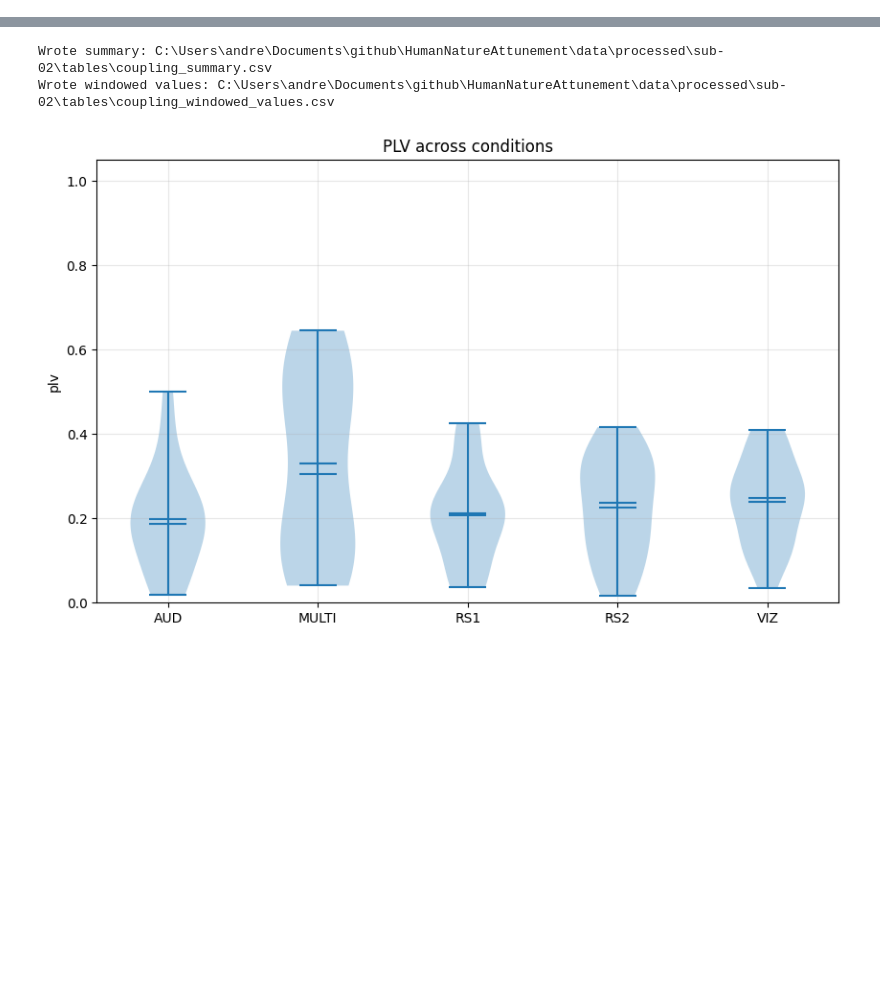
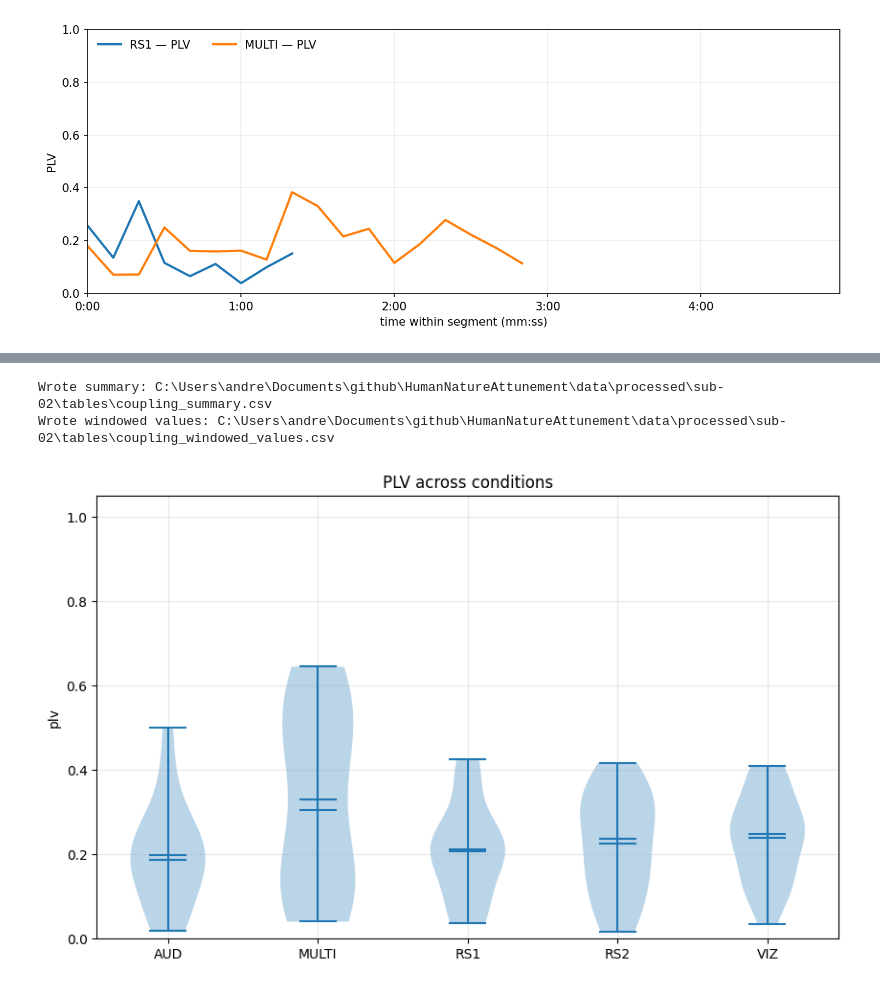
Before and after one commit to marestarellas/HumanNatureAttunement, a Jupyter notebook: notebooks/respiration_audio_sync_mar.ipynb, the cells around one changed output, grey strips where cells are left out. Saved outputs shown, nothing was run; the diff lists cells and outputs as text; code cells hidden in the pictures; blank space fills up the shorter version.

Commit message:
major update

```diff
--- a/notebooks/respiration_audio_sync_mar.ipynb
+++ b/notebooks/respiration_audio_sync_mar.ipynb
@@ -177,0 +326,45 @@ plt.show()
+# %%
+from matplotlib.ticker import MultipleLocator, FuncFormatter
+
+conds = ["RS1", "MULTI"]
+colors = {"RS1": "#1f77b4", "MULTI": "#ff7f0e"}
+results, win_info, seg_durations = {}, {}, {}
+
+for cond in conds:
+    start, stop = segments[cond]
+    r = df.iloc[start:stop]
+    resp = r["respiration_clean"].to_numpy(float)
+    env  = r[env_col].to_numpy(float)
+    seg_len_s = len(resp) / FS
+    seg_durations[cond] = seg_len_s
+
+    win_eff, step_eff, lag_eff = effective_window_params(seg_len_s, FS, XC_WIN, XC_STEP, XC_LAG)
+    win_info[cond] = (win_eff, step_eff, lag_eff)
+
+    plv_w = windowed_plv(resp, env, fs=FS, win_sec=win_eff, step_sec=step_eff)
+
+    # Make both start at 0 s (relative-to-segment timeline)
+    t_rel = plv_w["times_s"] - plv_w["times_s"][0]
+
+    results[cond] = {"t": t_rel, "plv": plv_w["plv"]}
+
+# ---- Plot
+fig, ax1 = plt.subplots(figsize=(10, 4))
+for cond, d in results.items():
+    ax1.plot(d["t"], d["plv"], lw=2, color=colors[cond], label=f"{cond} — PLV")
+
+ax1.set_ylabel("PLV"); ax1.set_ylim(0, 1); ax1.grid(True, alpha=0.25)
+ax1.set_xlabel("time within segment (mm:ss)")
+
+# Show full 0–5 min (or to each segment's true length if different)
+max_dur = max(seg_durations.values())   # e.g., ~300 s
+ax1.set_xlim(0, max_dur)
+
+# mm:ss ticks every 60 s
+ax1.xaxis.set_major_locator(MultipleLocator(60))
+ax1.xaxis.set_major_formatter(FuncFormatter(lambda s, _: f"{int(s//60)}:{int(s%60):02d}"))
+
+ax1.legend(loc="upper left", ncol=2, frameon=False)
+plt.tight_layout(); plt.show()
+# %% [output]
+[figure, added]
```
Also changed, not shown: parts of 7 cells of this notebook, 6 other files.
